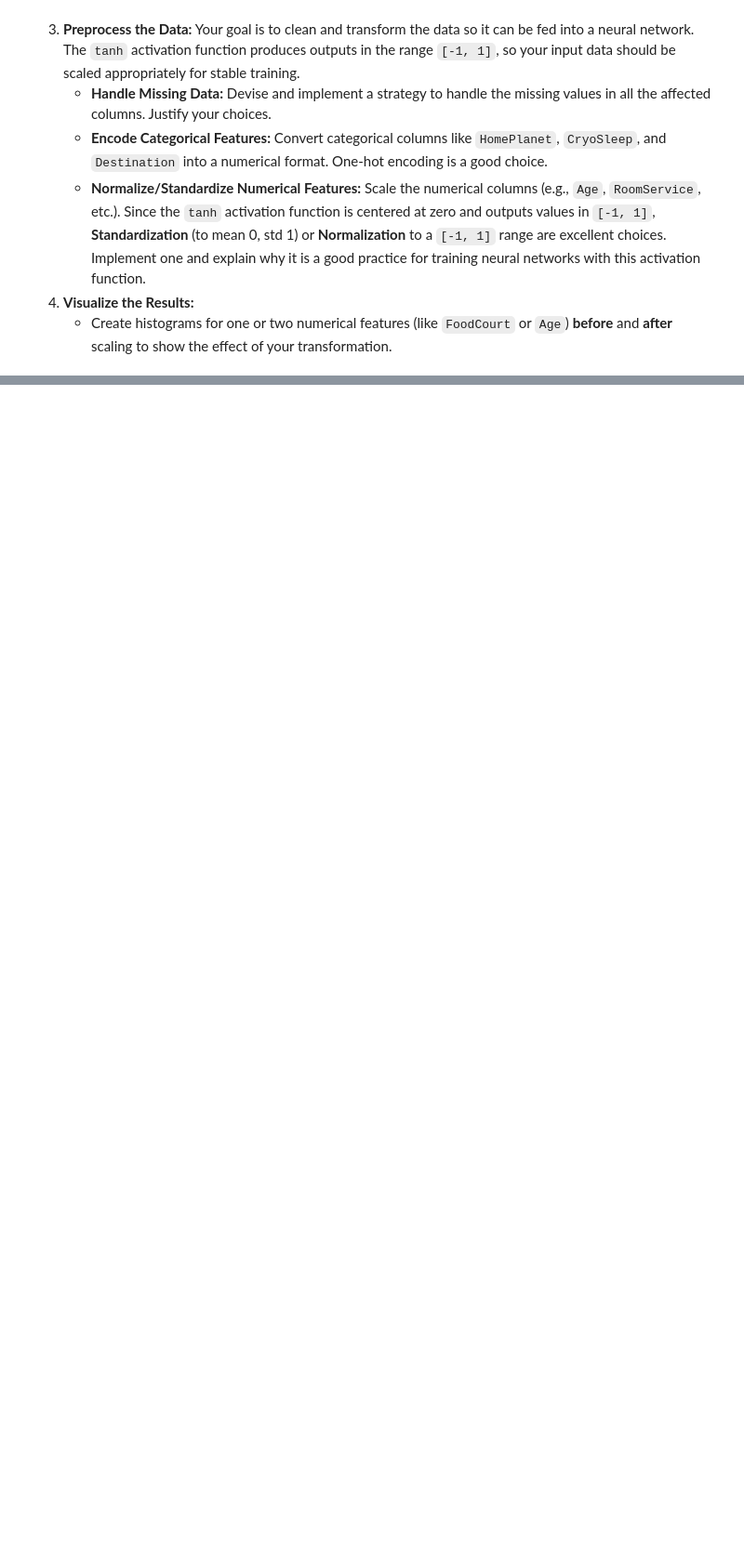
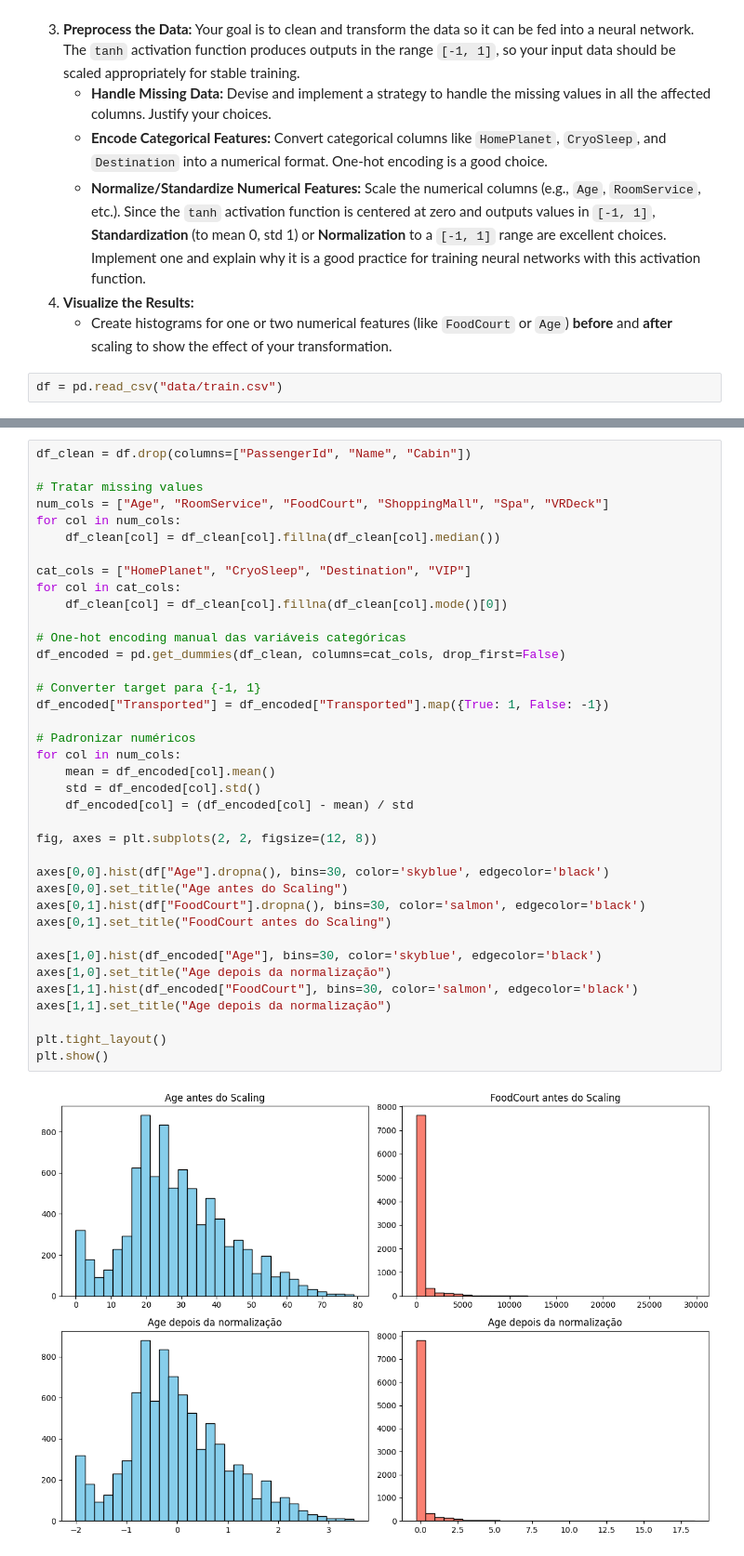
Before and after one commit to lucasouzamil/neural-networks-deep-learning-implementation, a Jupyter notebook: data.ipynb, the cells around one changed output, grey strips where cells are left out. Shown: that part at 93% size. Saved outputs shown, nothing was run; the diff lists cells and outputs as text; blank space fills up the shorter version.

```diff
--- a/data.ipynb
+++ b/data.ipynb
@@ -90,3 +221,5 @@ This exercise uses a real dataset from Kaggle. Your task is to perform the neces
     * **Normalize/Standardize Numerical Features:** Scale the numerical columns (e.g., `Age`, `RoomService`, etc.). Since the `tanh` activation function is centered at zero and outputs values in `[-1, 1]`, **Standardization** (to mean 0, std 1) or **Normalization** to a `[-1, 1]` range are excellent choices. Implement one and explain why it is a good practice for training neural networks with this activation function.
 4.  **Visualize the Results:**
     * Create histograms for one or two numerical features (like `FoodCourt` or `Age`) **before** and **after** scaling to show the effect of your transformation.
+# %%
+df = pd.read_csv("data/train.csv")
@@ -92,0 +288,40 @@ This exercise uses a real dataset from Kaggle. Your task is to perform the neces
+# %%
+df_clean = df.drop(columns=["PassengerId", "Name", "Cabin"])
+
+# Tratar missing values
+num_cols = ["Age", "RoomService", "FoodCourt", "ShoppingMall", "Spa", "VRDeck"]
+for col in num_cols:
+    df_clean[col] = df_clean[col].fillna(df_clean[col].median())
+
+cat_cols = ["HomePlanet", "CryoSleep", "Destination", "VIP"]
+for col in cat_cols:
+    df_clean[col] = df_clean[col].fillna(df_clean[col].mode()[0])
+
+# One-hot encoding manual das variáveis categóricas
+df_encoded = pd.get_dummies(df_clean, columns=cat_cols, drop_first=False)
+
+# Converter target para {-1, 1}
+df_encoded["Transported"] = df_encoded["Transported"].map({True: 1, False: -1})
+
+# Padronizar numéricos
+for col in num_cols:
+    mean = df_encoded[col].mean()
+    std = df_encoded[col].std()
+    df_encoded[col] = (df_encoded[col] - mean) / std
+
+fig, axes = plt.subplots(2, 2, figsize=(12, 8))
+
+axes[0,0].hist(df["Age"].dropna(), bins=30, color='skyblue', edgecolor='black')
+axes[0,0].set_title("Age antes do Scaling")
+axes[0,1].hist(df["FoodCourt"].dropna(), bins=30, color='salmon', edgecolor='black')
+axes[0,1].set_title("FoodCourt antes do Scaling")
+
+axes[1,0].hist(df_encoded["Age"], bins=30, color='skyblue', edgecolor='black')
+axes[1,0].set_title("Age depois da normalização")
+axes[1,1].hist(df_encoded["FoodCourt"], bins=30, color='salmon', edgecolor='black')
+axes[1,1].set_title("Age depois da normalização")
+
+plt.tight_layout()
+plt.show()
+# %% [output]
+[figure, added]
```
Also changed, not shown: parts of 12 cells of this notebook, 4 other files.
